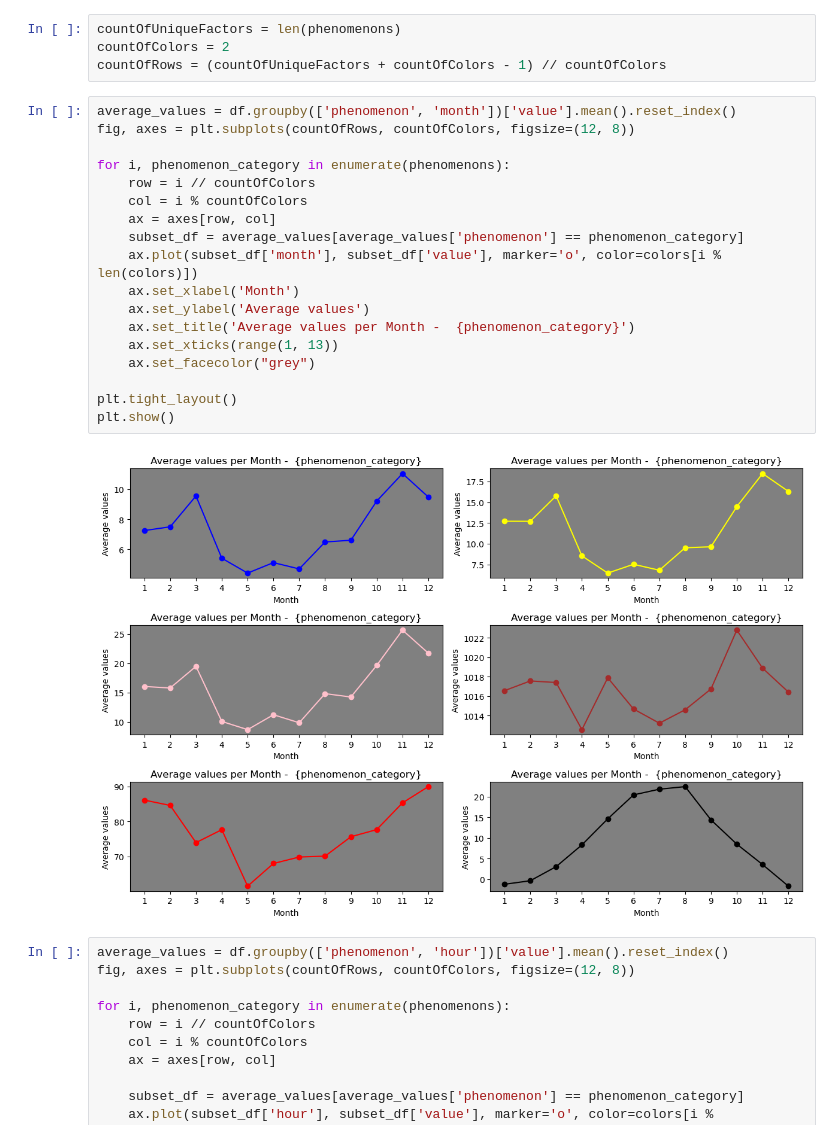
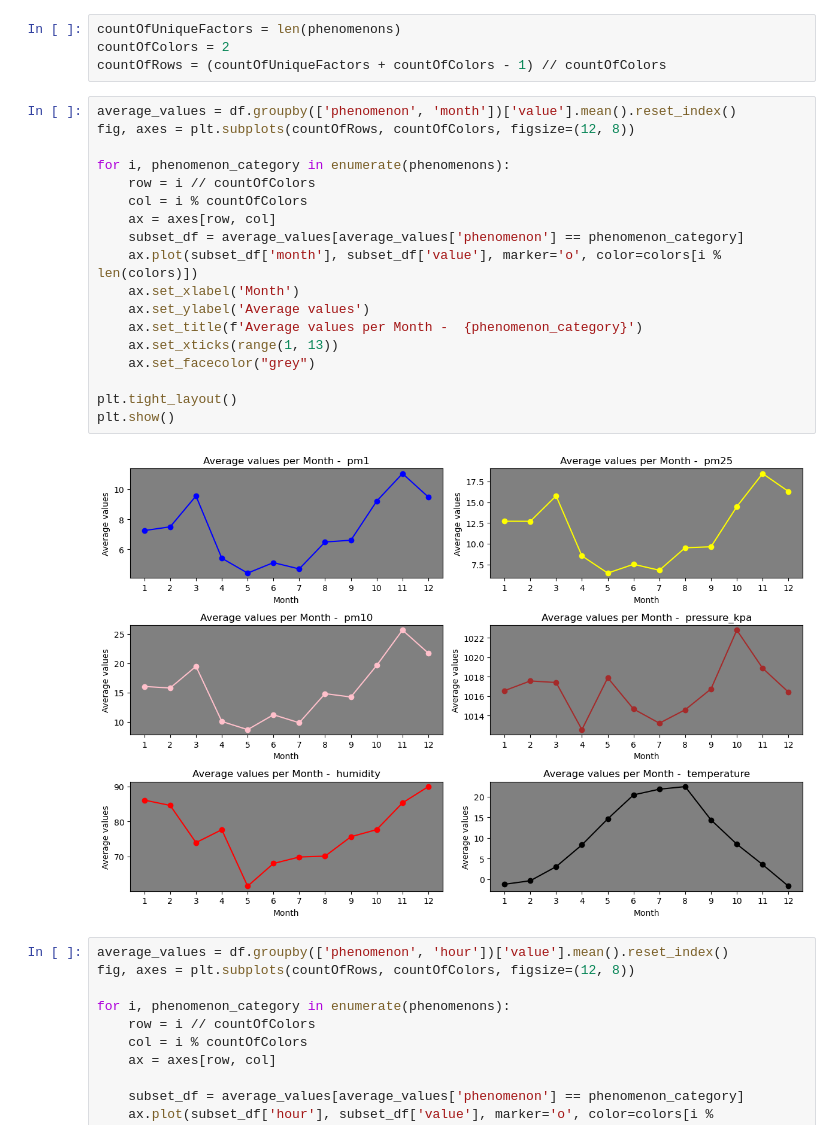
Before and after one commit to avept/MathModeling, a Jupyter notebook: LinearRegression.ipynb, the cells around one changed output. Cells and saved outputs as stored; diff of their text form.

```diff
--- a/LinearRegression.ipynb
+++ b/LinearRegression.ipynb
@@ -95,23 +95,23 @@ countOfRows = (countOfUniqueFactors + countOfColors - 1) // countOfColors
 # %%
 average_values = df.groupby(['phenomenon', 'month'])['value'].mean().reset_index()
 fig, axes = plt.subplots(countOfRows, countOfColors, figsize=(12, 8))
 
 for i, phenomenon_category in enumerate(phenomenons):
     row = i // countOfColors
     col = i % countOfColors
     ax = axes[row, col]
     subset_df = average_values[average_values['phenomenon'] == phenomenon_category]
     ax.plot(subset_df['month'], subset_df['value'], marker='o', color=colors[i % len(colors)])
     ax.set_xlabel('Month')
     ax.set_ylabel('Average values')
-    ax.set_title('Average values per Month -  {phenomenon_category}')
+    ax.set_title(f'Average values per Month -  {phenomenon_category}')
     ax.set_xticks(range(1, 13))
     ax.set_facecolor("grey")
 
 plt.tight_layout()
 plt.show()
 # %% [output]
-[figure, old version]
+[figure, new version]
 # %%
 average_values = df.groupby(['phenomenon', 'hour'])['value'].mean().reset_index()
 fig, axes = plt.subplots(countOfRows, countOfColors, figsize=(12, 8))
```
Also changed, not shown: parts of 2 cells of this notebook.
